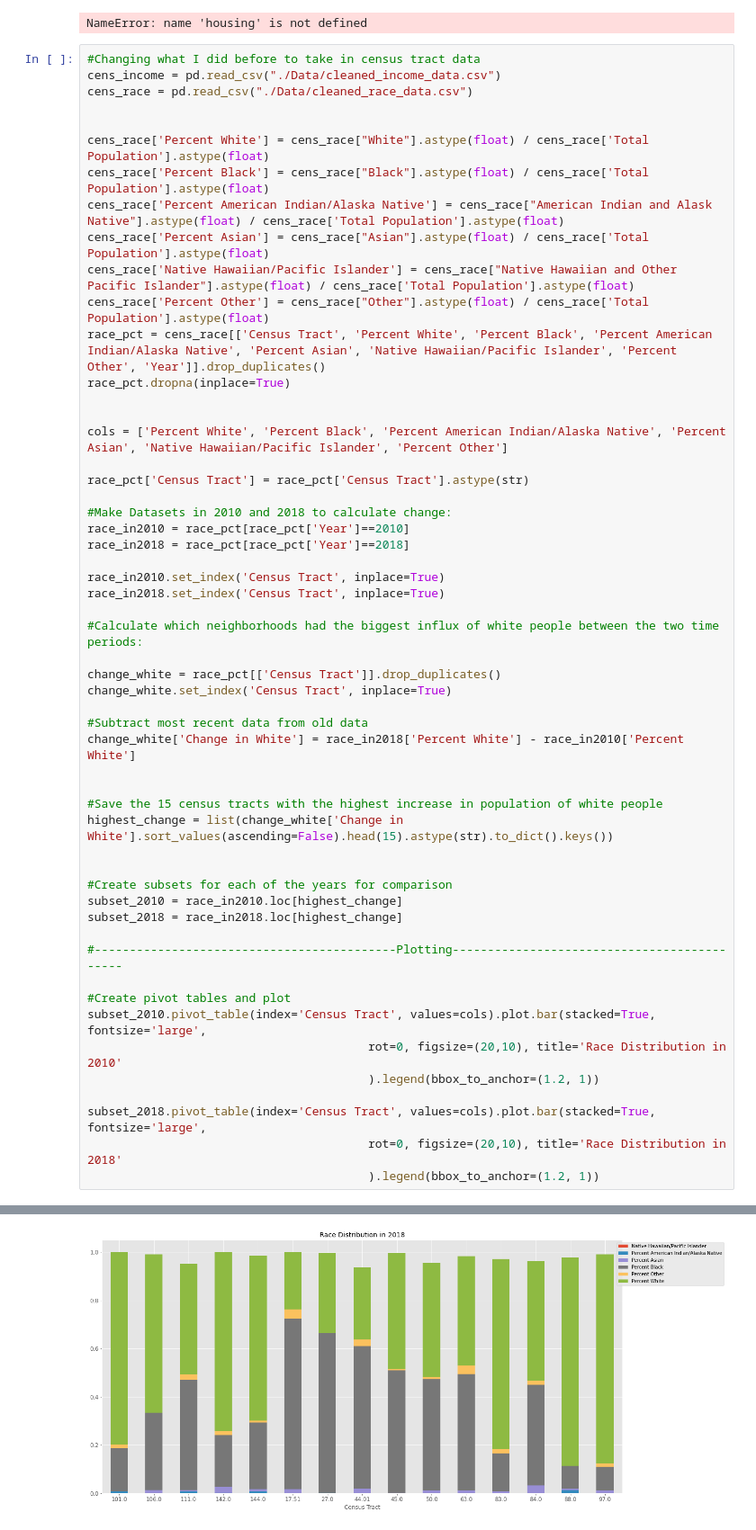
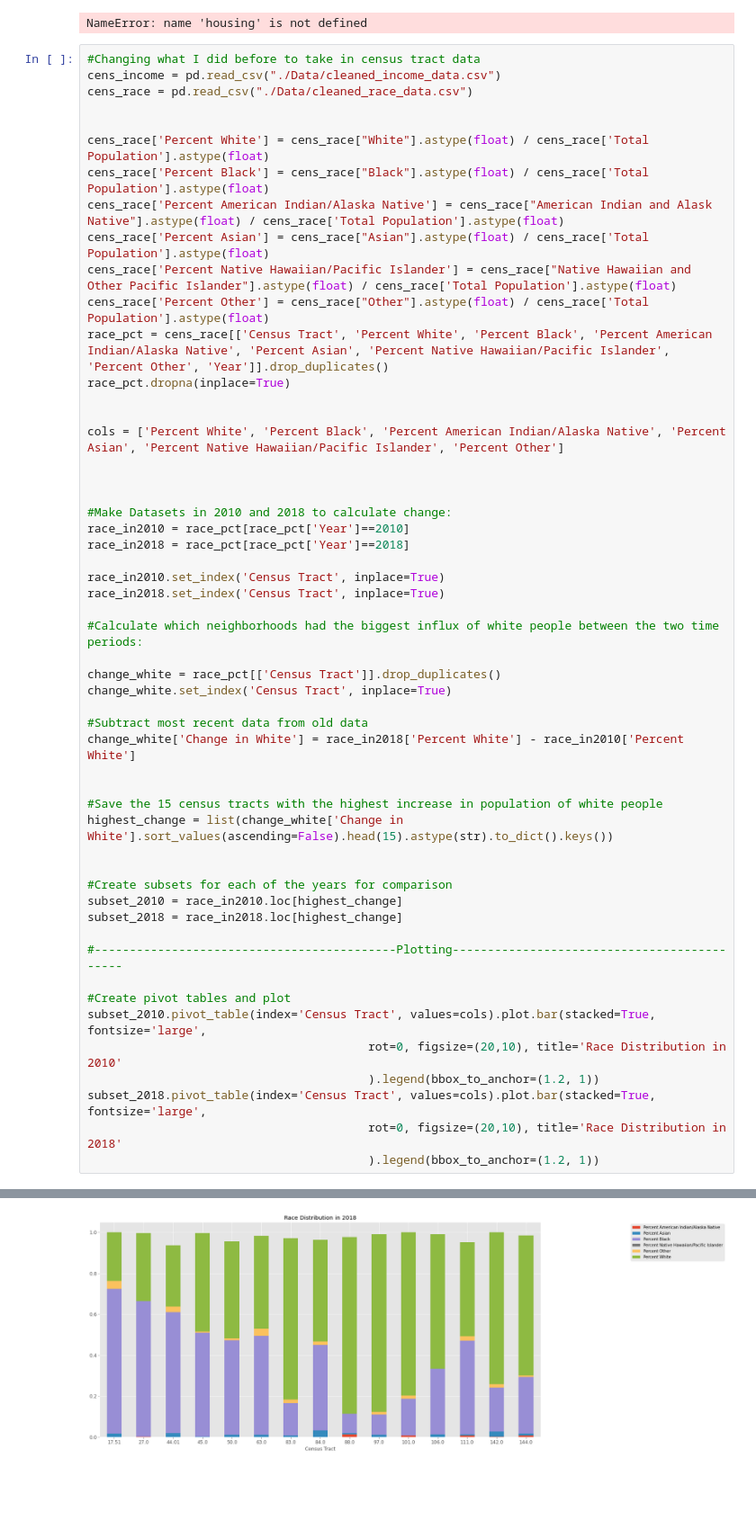
Before and after one commit to leosimanonok/DataScienceFinalTutorial, a Jupyter notebook: Leah.ipynb, the cells around one changed output, grey strips where cells are left out. Shown: that part at 90% size. Drawn from its saved outputs; the diff is of its cells as text; blank space fills up the shorter version.

```diff
--- a/Leah.ipynb
+++ b/Leah.ipynb
@@ -751,15 +751,15 @@ cens_race['Percent White'] = cens_race["White"].astype(float) / cens_race['Total
 cens_race['Percent Black'] = cens_race["Black"].astype(float) / cens_race['Total Population'].astype(float)
 cens_race['Percent American Indian/Alaska Native'] = cens_race["American Indian and Alask Native"].astype(float) / cens_race['Total Population'].astype(float)
 cens_race['Percent Asian'] = cens_race["Asian"].astype(float) / cens_race['Total Population'].astype(float)
-cens_race['Native Hawaiian/Pacific Islander'] = cens_race["Native Hawaiian and Other Pacific Islander"].astype(float) / cens_race['Total Population'].astype(float)
+cens_race['Percent Native Hawaiian/Pacific Islander'] = cens_race["Native Hawaiian and Other Pacific Islander"].astype(float) / cens_race['Total Population'].astype(float)
 cens_race['Percent Other'] = cens_race["Other"].astype(float) / cens_race['Total Population'].astype(float)
-race_pct = cens_race[['Census Tract', 'Percent White', 'Percent Black', 'Percent American Indian/Alaska Native', 'Percent Asian', 'Native Hawaiian/Pacific Islander', 'Percent Other', 'Year']].drop_duplicates()
+race_pct = cens_race[['Census Tract', 'Percent White', 'Percent Black', 'Percent American Indian/Alaska Native', 'Percent Asian', 'Percent Native Hawaiian/Pacific Islander', 'Percent Other', 'Year']].drop_duplicates()
 race_pct.dropna(inplace=True)
 
 
-cols = ['Percent White', 'Percent Black', 'Percent American Indian/Alaska Native', 'Percent Asian', 'Native Hawaiian/Pacific Islander', 'Percent Other']
+cols = ['Percent White', 'Percent Black', 'Percent American Indian/Alaska Native', 'Percent Asian', 'Percent Native Hawaiian/Pacific Islander', 'Percent Other']
 
-race_pct['Census Tract'] = race_pct['Census Tract'].astype(str)
+
 
 #Make Datasets in 2010 and 2018 to calculate change:
 race_in2010 = race_pct[race_pct['Year']==2010]
@@ -791,7 +791,6 @@ subset_2018 = race_in2018.loc[highest_change]
 subset_2010.pivot_table(index='Census Tract', values=cols).plot.bar(stacked=True, fontsize='large',
                                         rot=0, figsize=(20,10), title='Race Distribution in 2010'
                                         ).legend(bbox_to_anchor=(1.2, 1))
-
 subset_2018.pivot_table(index='Census Tract', values=cols).plot.bar(stacked=True, fontsize='large',
                                         rot=0, figsize=(20,10), title='Race Distribution in 2018'
                                         ).legend(bbox_to_anchor=(1.2, 1))
@@ -801 +800 @@ subset_2018.pivot_table(index='Census Tract', values=cols).plot.bar(stacked=True
-[figure, old version]
+[figure, new version]
```
Also changed, not shown: parts of 9 cells of this notebook.
